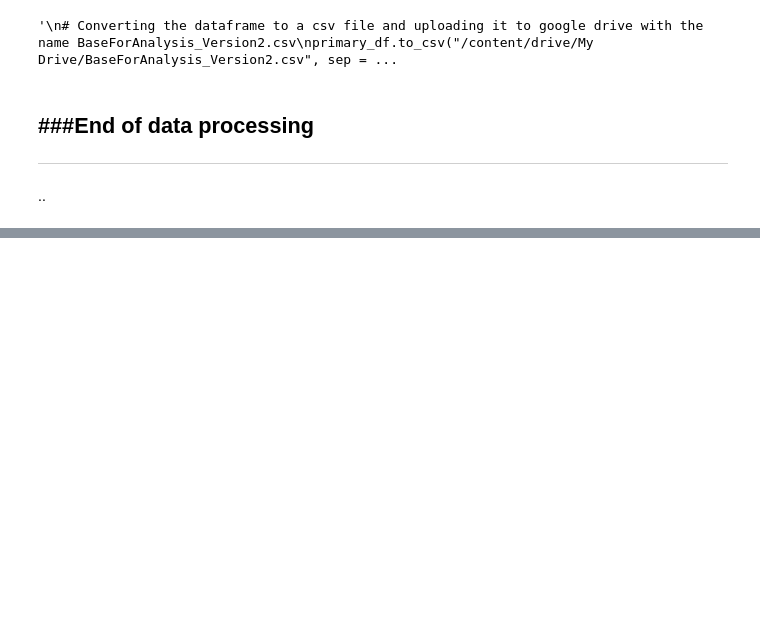
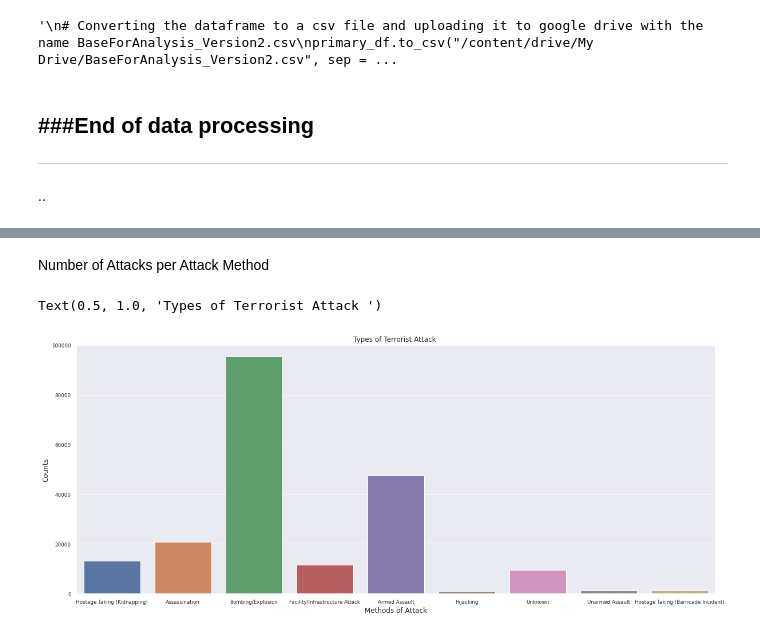
Before and after one commit to SamarpanDas/Global-Terrorism-Analysis, a Jupyter notebook: project/Report/Report.ipynb, the cells around one changed output, grey strips where cells are left out. Saved outputs shown, nothing was run; the diff lists cells and outputs as text; code cells hidden in the pictures; blank space fills up the shorter version.

```diff
--- a/project/Report/Report.ipynb
+++ b/project/Report/Report.ipynb
@@ -204,0 +326,13 @@ primary_df.to_csv("/content/drive/My Drive/BaseForAnalysis_Version2.csv", sep =
+# %% [markdown]
+Number of Attacks per Attack Method
+# %%
+f = plt.figure(figsize=(20, 8))
+
+sns.set(font_scale=0.8)
+sns.countplot(x='attacktype', data=terror_df,)
+plt.xlabel('Methods of Attack', fontsize=12)
+plt.ylabel('Counts', fontsize=12)
+plt.title('Types of Terrorist Attack ', fontsize=12)
+# %% [output]
+Text(0.5, 1.0, 'Types of Terrorist Attack ')
+[figure, added]
```
Also changed, not shown: parts of 31 cells of this notebook, 2 other files.
